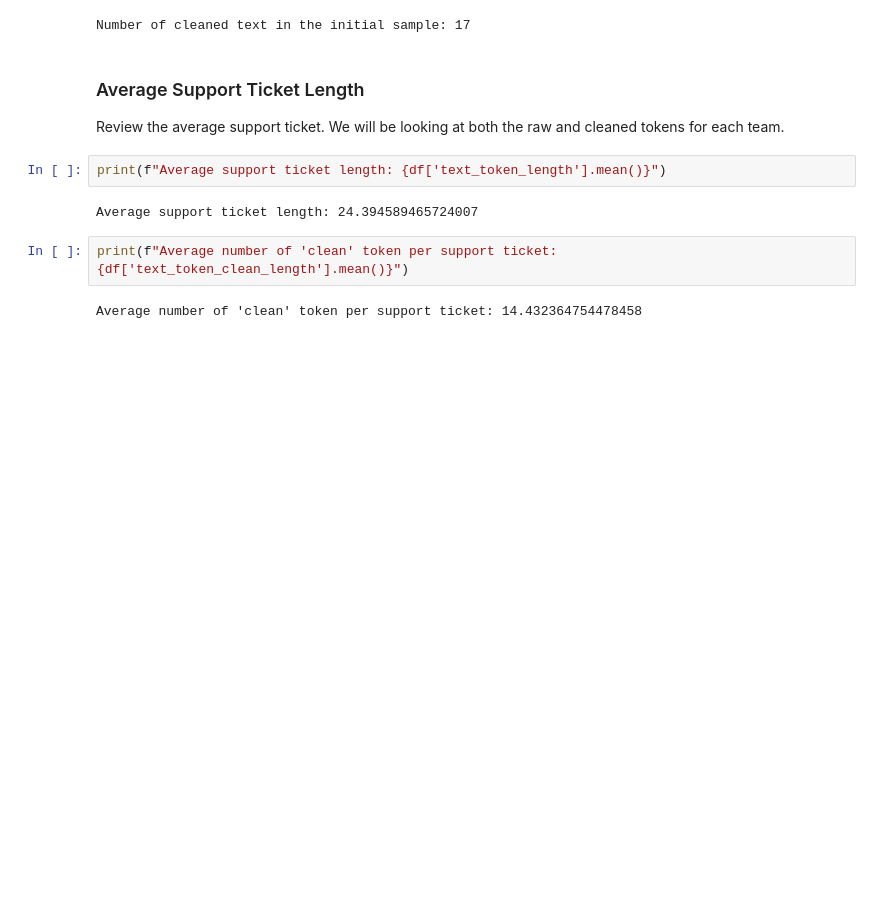
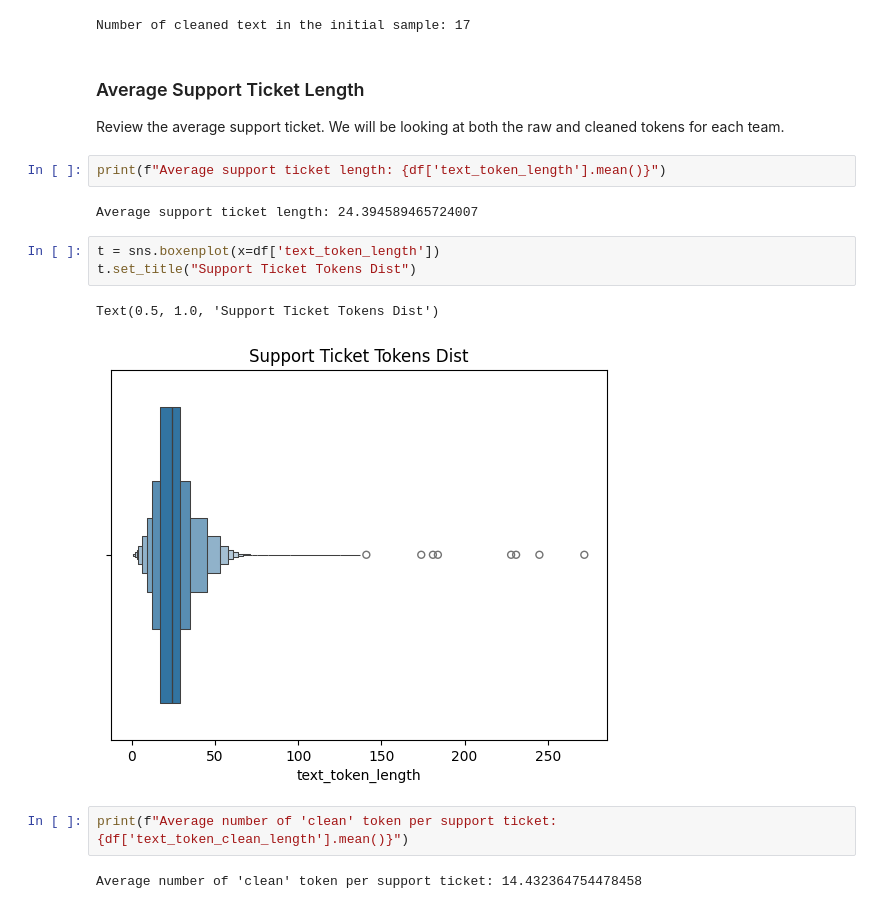
Before and after one commit to erictlong/customer-support-automation, a Jupyter notebook: data analytics/supportTicketBasicNlp.ipynb, the cells around one changed output. Cells and saved outputs as stored; diff of their text form; blank space fills up the shorter version.

Commit message:
Update supportTicketBasicNlp.ipynb
Added tokens and stop words

```diff
--- a/data analytics/supportTicketBasicNlp.ipynb
+++ b/data analytics/supportTicketBasicNlp.ipynb
@@ -288,6 +290,12 @@ Review the average support ticket. We will be looking at both the raw and cleane
 print(f"Average support ticket length: {df['text_token_length'].mean()}")
 # %% [output]
 Average support ticket length: 24.394589465724007
+# %%
+t = sns.boxenplot(x=df['text_token_length'])
+t.set_title("Support Ticket Tokens Dist")
+# %% [output]
+Text(0.5, 1.0, 'Support Ticket Tokens Dist')
+[figure, added]
 # %%
 print(f"Average number of 'clean' token per support ticket: {df['text_token_clean_length'].mean()}")
 # %% [output]
```
Also changed, not shown: parts of 2 cells of this notebook.
